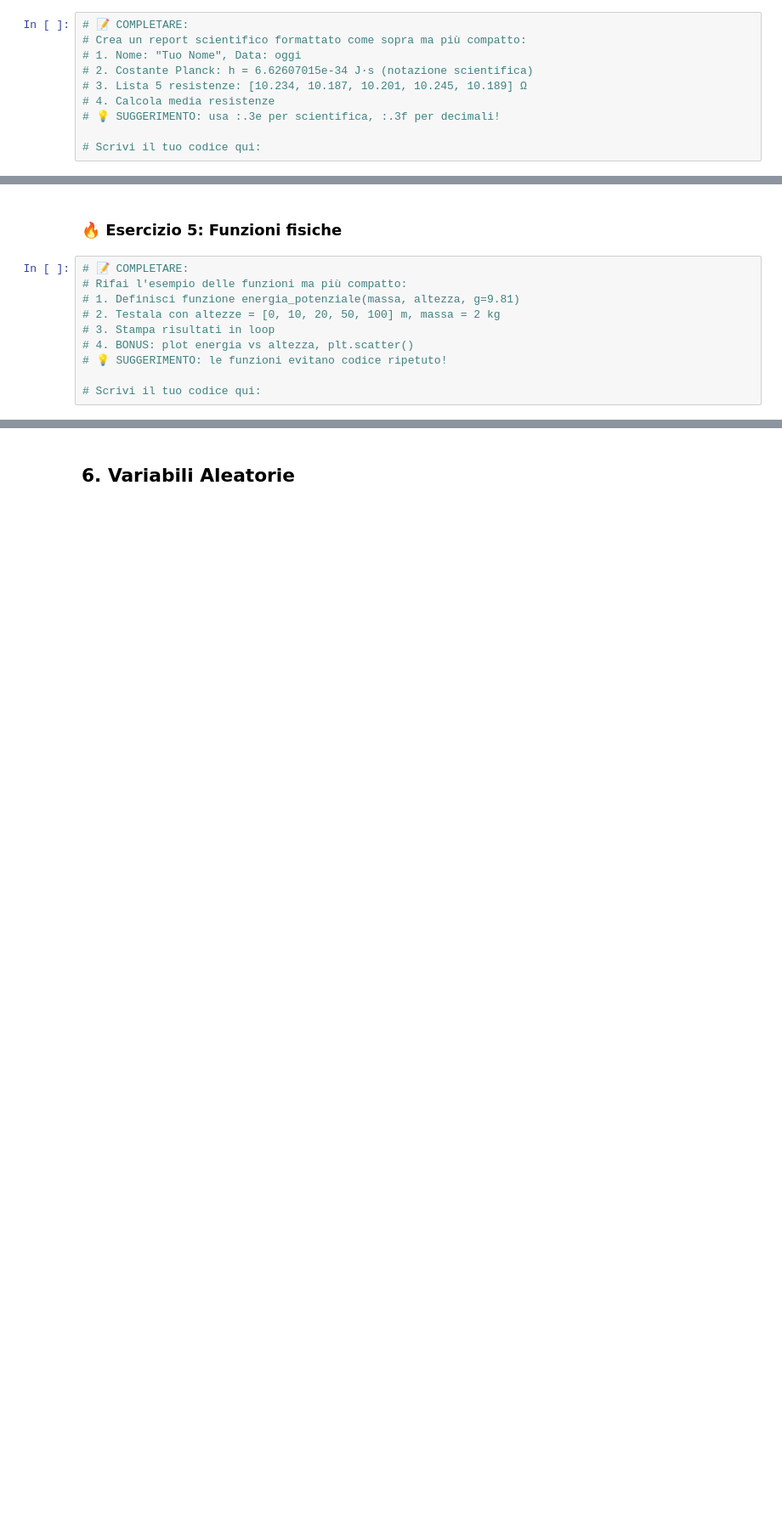
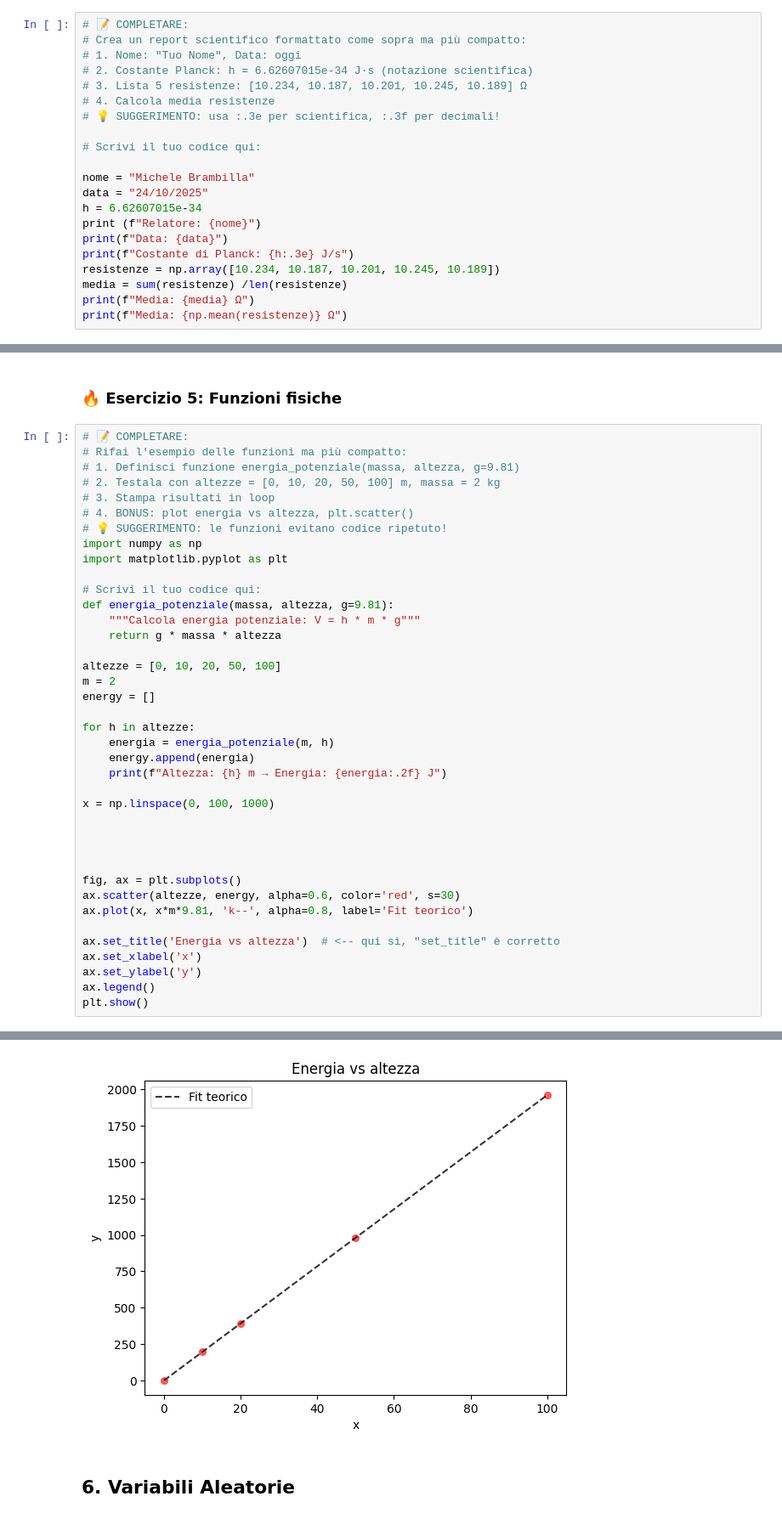
Before and after one commit to michelebrambilla/mio-primo-jupyter, a Jupyter notebook: parte1_operazioni_elementari.ipynb, the cells around one changed output, grey strips where cells are left out. Shown at 85% size. Saved outputs shown, nothing was run; the diff lists cells and outputs as text; blank space fills up the shorter version.

```diff
--- a/parte1_operazioni_elementari.ipynb
+++ b/parte1_operazioni_elementari.ipynb
@@ -272,3 +304,14 @@ Misura_5: 11.697
 # 💡 SUGGERIMENTO: usa :.3e per scientifica, :.3f per decimali!
 
 # Scrivi il tuo codice qui:
+
+nome = "Michele Brambilla"
+data = "24/10/2025"
+h = 6.62607015e-34
+print (f"Relatore: {nome}")
+print(f"Data: {data}")
+print(f"Costante di Planck: {h:.3e} J/s")
+resistenze = np.array([10.234, 10.187, 10.201, 10.245, 10.189])
+media = sum(resistenze) /len(resistenze)
+print(f"Media: {media} Ω")
+print(f"Media: {np.mean(resistenze)} Ω")
@@ -416,5 +490,35 @@ Errore rispetto a g teorico: 0.0044 m/s²
 # 3. Stampa risultati in loop
 # 4. BONUS: plot energia vs altezza, plt.scatter()
 # 💡 SUGGERIMENTO: le funzioni evitano codice ripetuto!
+import numpy as np
+import matplotlib.pyplot as plt
 
 # Scrivi il tuo codice qui:
+def energia_potenziale(massa, altezza, g=9.81):
+    """Calcola energia potenziale: V = h * m * g"""
+    return g * massa * altezza
+
+altezze = [0, 10, 20, 50, 100]
+m = 2
+energy = []
+
+for h in altezze:
+    energia = energia_potenziale(m, h)
+    energy.append(energia)
+    print(f"Altezza: {h} m → Energia: {energia:.2f} J")
+
+x = np.linspace(0, 100, 1000)
+
+
+
+
+fig, ax = plt.subplots()
+ax.scatter(altezze, energy, alpha=0.6, color='red', s=30)
+ax.plot(x, x*m*9.81, 'k--', alpha=0.8, label='Fit teorico')
+
+ax.set_title('Energia vs altezza')  # <-- qui sì, "set_title" è corretto
+ax.set_xlabel('x')
+ax.set_ylabel('y')
+ax.legend()
+plt.show()
+# %% [output]
@@ -421,3 +530,4 @@ Errore rispetto a g teorico: 0.0044 m/s²
+[figure, added]
 # %% [markdown]
 ## 6. Variabili Aleatorie
 # %%
```
Also changed, not shown: parts of 6 cells of this notebook, 1 other file.
